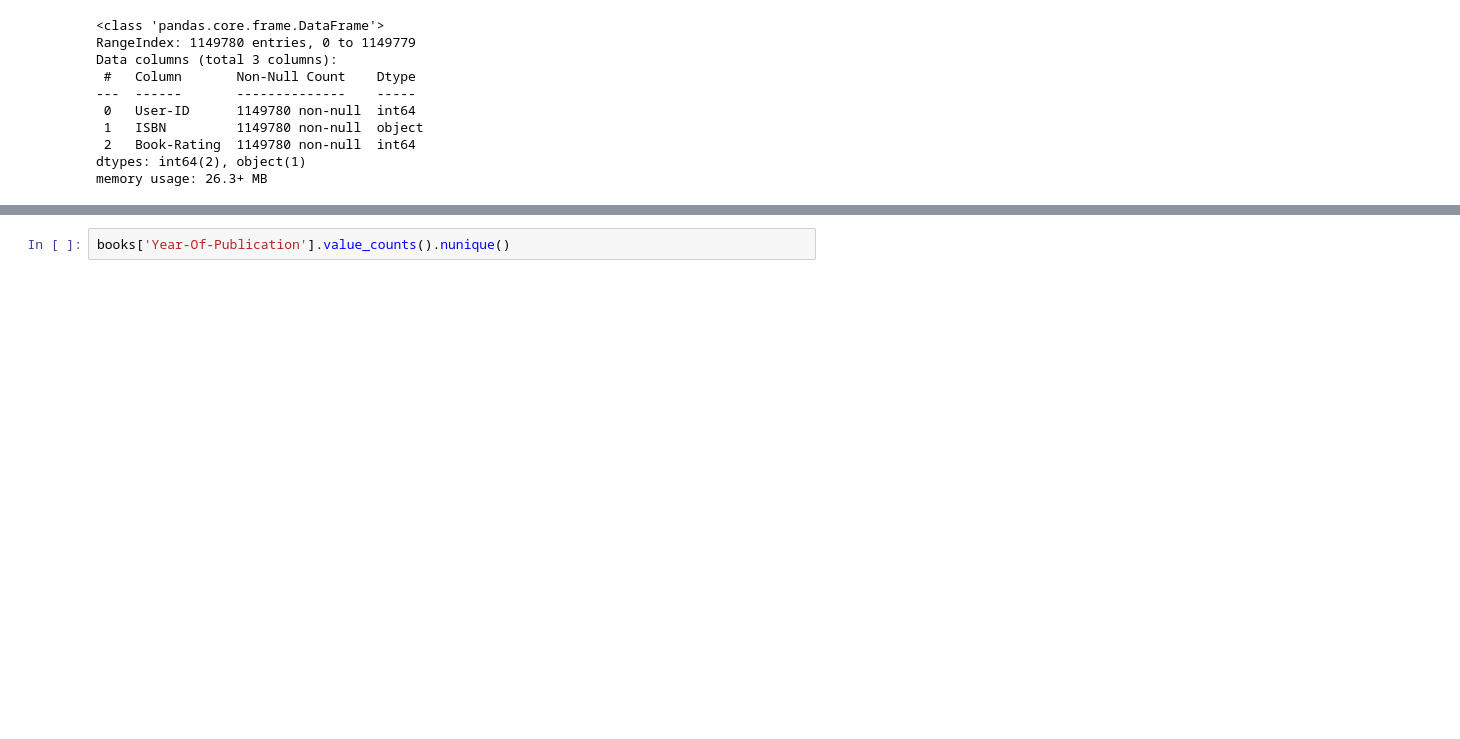
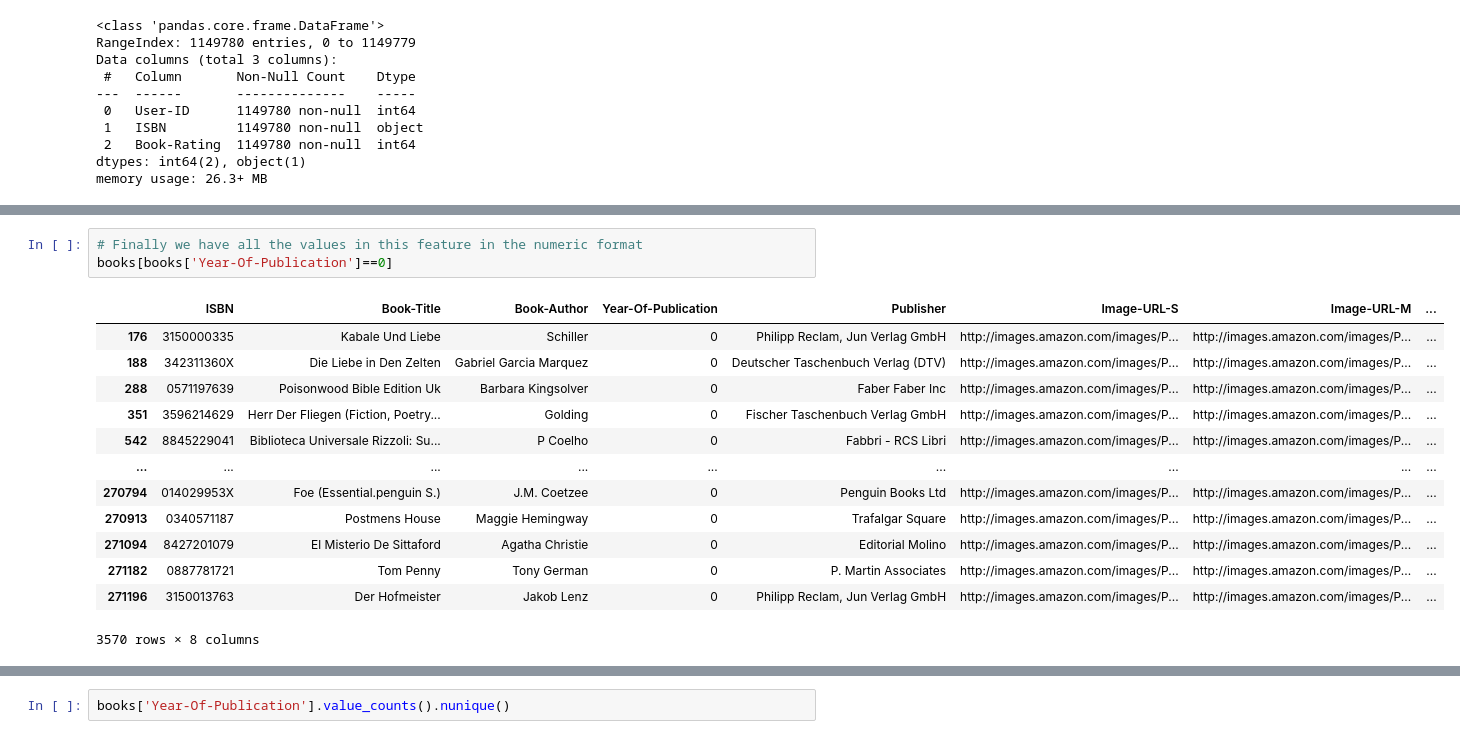
Before and after one commit to kunalburgul/MLDS_Problems, a Jupyter notebook: recommender_system/book_recommender_system.ipynb, the cells around one changed output, grey strips where cells are left out. Drawn from its saved outputs; the diff is of its cells as text; blank space fills up the shorter version.

```diff
--- a/recommender_system/book_recommender_system.ipynb
+++ b/recommender_system/book_recommender_system.ipynb
@@ -206,0 +263,17 @@ books['Year-Of-Publication'].min(), books['Year-Of-Publication'].max()
+# %%
+# Finally we have all the values in this feature in the numeric format
+books[books['Year-Of-Publication']==0]
+# %% [output]
+|  | ISBN | Book-Title | Book-Author | Year-Of-Publication | Publisher | Image-URL-S | Image-URL-M | ... |
+| 176 | 3150000335 | Kabale Und Liebe | Schiller | 0 | Philipp Reclam, Jun Verlag GmbH | http://images.amazon.com/images/P... | http://images.amazon.com/images/P... | ... |
+| 188 | 342311360X | Die Liebe in Den Zelten | Gabriel Garcia Marquez | 0 | Deutscher Taschenbuch Verlag (DTV) | http://images.amazon.com/images/P... | http://images.amazon.com/images/P... | ... |
+| 288 | 0571197639 | Poisonwood Bible Edition Uk | Barbara Kingsolver | 0 | Faber Faber Inc | http://images.amazon.com/images/P... | http://images.amazon.com/images/P... | ... |
+| 351 | 3596214629 | Herr Der Fliegen (Fiction, Poetry... | Golding | 0 | Fischer Taschenbuch Verlag GmbH | http://images.amazon.com/images/P... | http://images.amazon.com/images/P... | ... |
+| 542 | 8845229041 | Biblioteca Universale Rizzoli: Su... | P Coelho | 0 | Fabbri - RCS Libri | http://images.amazon.com/images/P... | http://images.amazon.com/images/P... | ... |
+| ... | ... | ... | ... | ... | ... | ... | ... | ... |
+| 270794 | 014029953X | Foe (Essential.penguin S.) | J.M. Coetzee | 0 | Penguin Books Ltd | http://images.amazon.com/images/P... | http://images.amazon.com/images/P... | ... |
+| 270913 | 0340571187 | Postmens House | Maggie Hemingway | 0 | Trafalgar Square | http://images.amazon.com/images/P... | http://images.amazon.com/images/P... | ... |
+| 271094 | 8427201079 | El Misterio De Sittaford | Agatha Christie | 0 | Editorial Molino | http://images.amazon.com/images/P... | http://images.amazon.com/images/P... | ... |
+| 271182 | 0887781721 | Tom Penny | Tony German | 0 | P. Martin Associates | http://images.amazon.com/images/P... | http://images.amazon.com/images/P... | ... |
+| 271196 | 3150013763 | Der Hofmeister | Jakob Lenz | 0 | Philipp Reclam, Jun Verlag GmbH | http://images.amazon.com/images/P... | http://images.amazon.com/images/P... | ... |
+3570 rows × 8 columns
```
Also changed, not shown: parts of 20 cells of this notebook.
